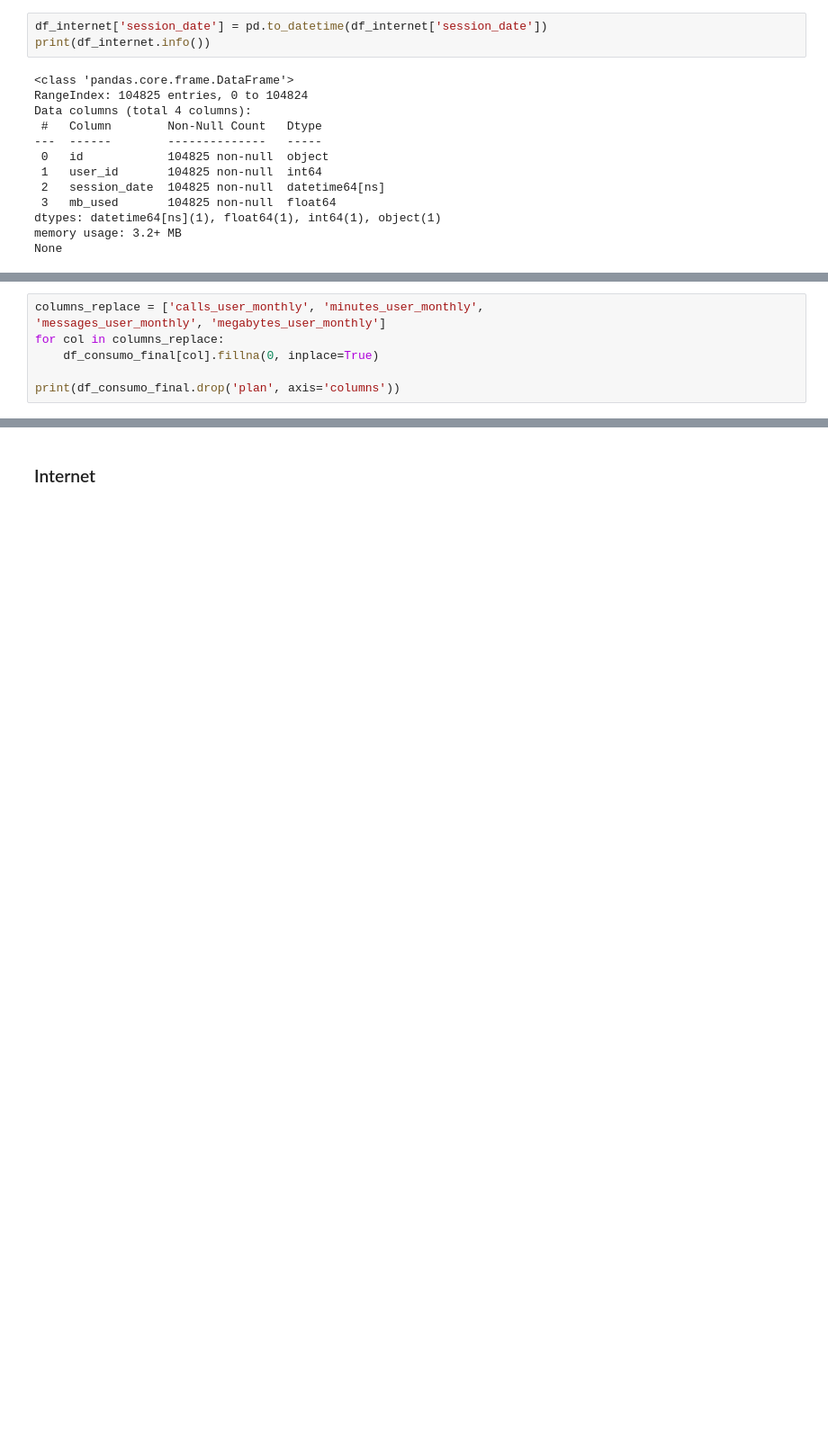
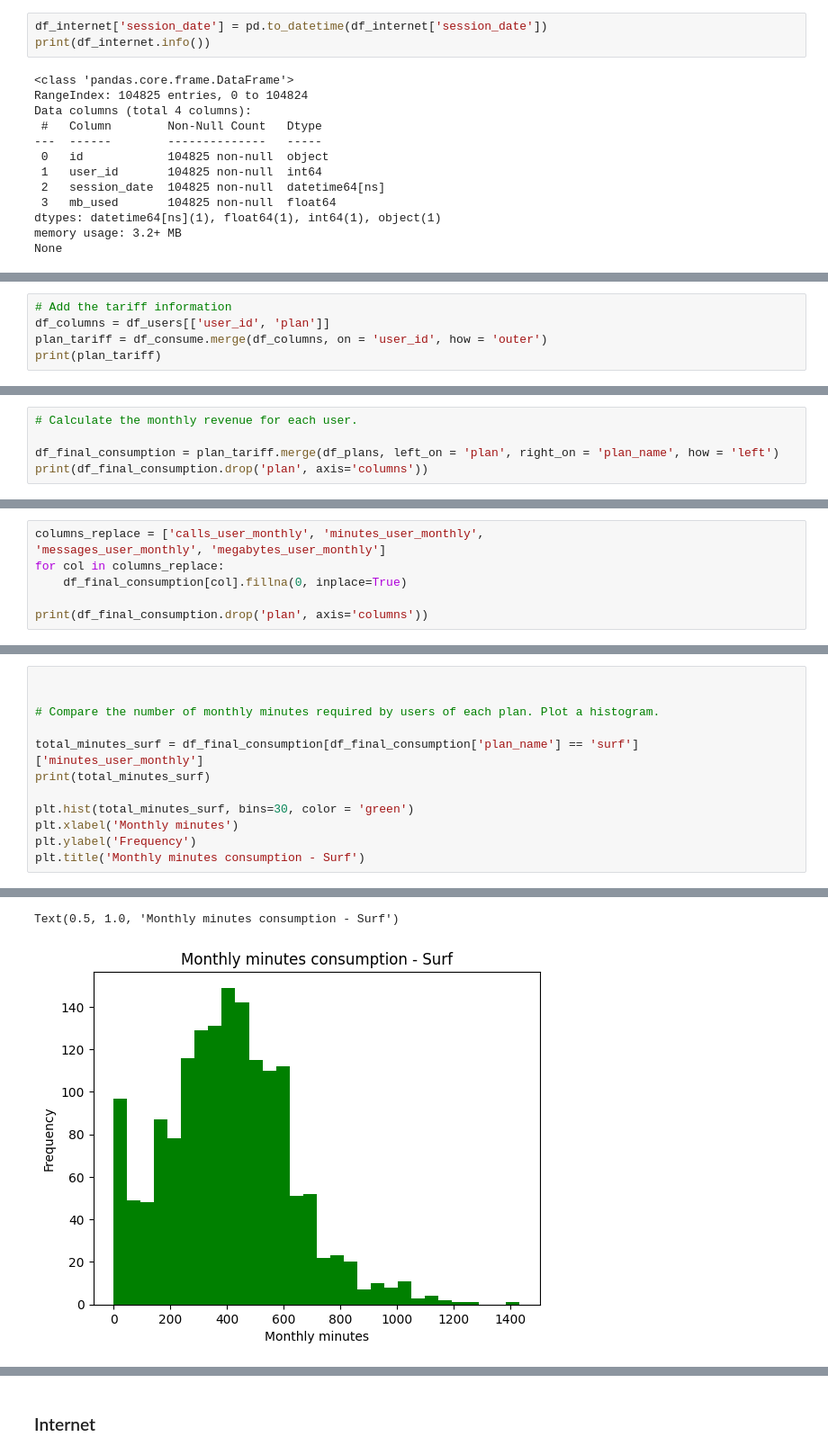
Before and after one commit to CIEL-9511/Telephone_Plans, a Jupyter notebook: notebook.ipynb, the cells around one changed output, grey strips where cells are left out. Shown at 90% size. Saved outputs shown, nothing was run; the diff lists cells and outputs as text; blank space fills up the shorter version.

```diff
--- a/notebook.ipynb
+++ b/notebook.ipynb
@@ -659,7 +428,0 @@ Se observa que hay algunos datos que ahora aprecen con NaN, debido a que el cál
-# %%
-columns_replace = ['calls_user_monthly', 'minutes_user_monthly',
-'messages_user_monthly', 'megabytes_user_monthly']
-for col in columns_replace:
-    df_consumo_final[col].fillna(0, inplace=True)
-
-print(df_consumo_final.drop('plan', axis='columns'))
@@ -1101,0 +567,5 @@ Buena manera de mostrar los datos de manera similar a `llamadas`, así se mantie
+# %%
+# Add the tariff information
+df_columns = df_users[['user_id', 'plan']]
+plan_tariff = df_consume.merge(df_columns, on = 'user_id', how = 'outer')
+print(plan_tariff)
@@ -1101,0 +592,5 @@ Buena manera de mostrar los datos de manera similar a `llamadas`, así se mantie
+# %%
+# Calculate the monthly revenue for each user.
+
+df_final_consumption = plan_tariff.merge(df_plans, left_on = 'plan', right_on = 'plan_name', how = 'left')
+print(df_final_consumption.drop('plan', axis='columns'))
@@ -1101,0 +617,7 @@ Buena manera de mostrar los datos de manera similar a `llamadas`, así se mantie
+# %%
+columns_replace = ['calls_user_monthly', 'minutes_user_monthly',
+'messages_user_monthly', 'megabytes_user_monthly']
+for col in columns_replace:
+    df_final_consumption[col].fillna(0, inplace=True)
+
+print(df_final_consumption.drop('plan', axis='columns'))
@@ -1101,0 +715,13 @@ Buena manera de mostrar los datos de manera similar a `llamadas`, así se mantie
+# %%
+
+
+# Compare the number of monthly minutes required by users of each plan. Plot a histogram.
+
+total_minutes_surf = df_final_consumption[df_final_consumption['plan_name'] == 'surf']['minutes_user_monthly']
+print(total_minutes_surf)
+
+plt.hist(total_minutes_surf, bins=30, color = 'green')
+plt.xlabel('Monthly minutes')
+plt.ylabel('Frequency')
+plt.title('Monthly minutes consumption - Surf')
+# %% [output]
@@ -1101,0 +740,2 @@ Buena manera de mostrar los datos de manera similar a `llamadas`, así se mantie
+Text(0.5, 1.0, 'Monthly minutes consumption - Surf')
+[figure, added]
```
Also changed, not shown: parts of 292 cells of this notebook, 5 other files.
